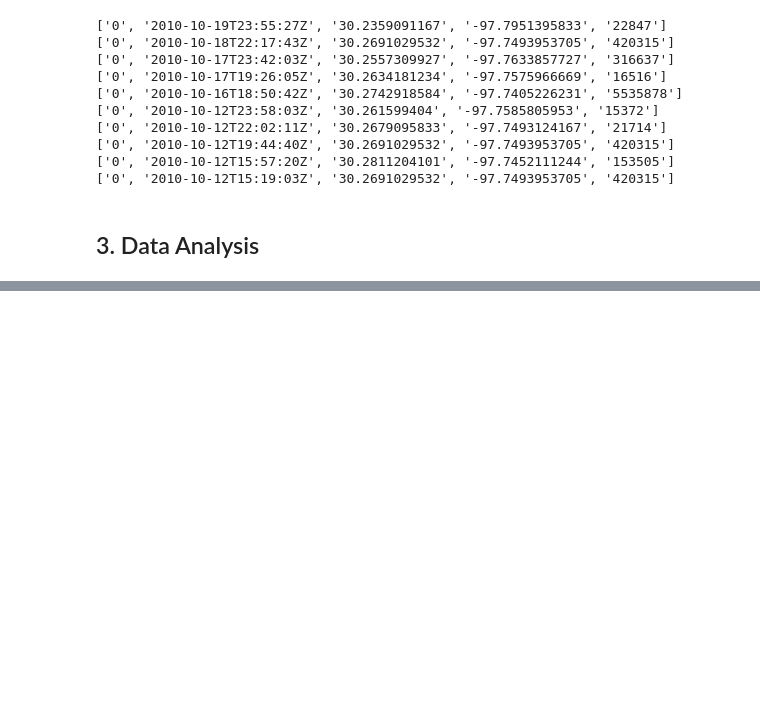
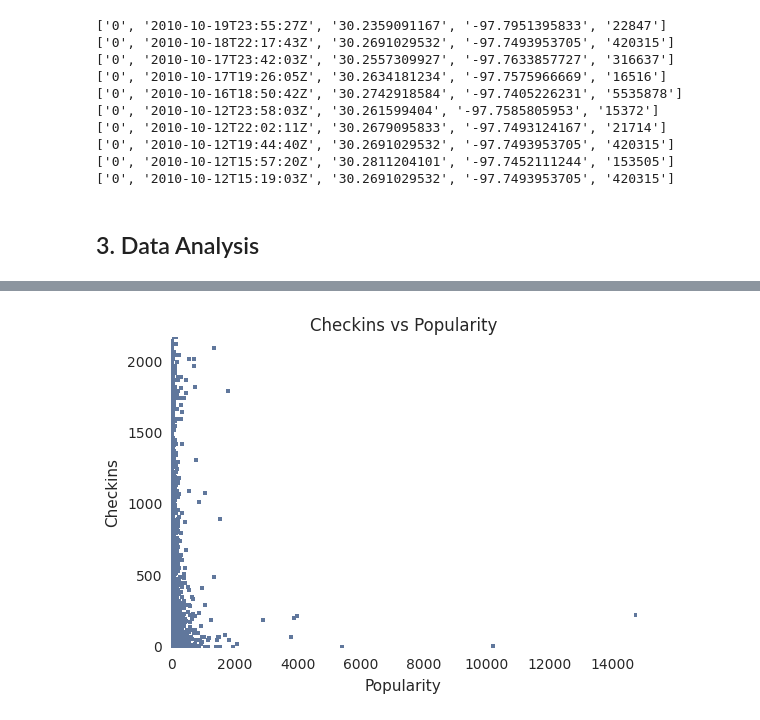
Before and after one commit to shawnbr/Intro-to-CM-Data-Analysis, a Jupyter notebook: dataanalysisnotebook_v4.ipynb, the cells around one changed output, grey strips where cells are left out. Drawn from its saved outputs; the diff is of its cells as text; code cells hidden in the pictures; blank space fills up the shorter version.

```diff
--- a/dataanalysisnotebook_v4.ipynb
+++ b/dataanalysisnotebook_v4.ipynb
@@ -117,0 +196,42 @@ Based on the Connective Media theories explained above, we want to analyze the d
+# %%
+%matplotlib inline
+import pylab
+pylab.rcParams['savefig.dpi'] = 100
+
+#Plot
+def plot(X,Y, title, xlabel, ylabel, plottype='', limX=max(i for i in X), limY=max(i for i in Y)):
+
+    #plt.figure()
+    sns.set_palette("deep", desat=.6)
+    plt.plot(X, Y,plottype)
+    plt.title(title)
+    plt.xlabel(xlabel)
+    plt.ylabel(ylabel)
+    plt.xlim(0, limX)
+    plt.ylim(0, limY)
+    plt.show()
+
+X = []
+Y = []
+temp = {}
+for node in nodes:
+    #if popCheckIn[key][0]/float(maxVal) < 0.05:
+    X.append(nodes[node]['connections'])
+    if 'number_of_checkins' not in nodes[node]:
+        Y.append(0)
+    else:
+        Y.append(nodes[node]['number_of_checkins'])
+    try:
+        if 'number_of_checkins' not in nodes[node]:
+            temp[nodes[node]['connections']].append(0)
+        else:
+            temp[nodes[node]['connections']].append(nodes[node]['number_of_checkins'])
+    except:
+        if 'number_of_checkins' not in nodes[node]:
+            temp[nodes[node]['connections']] = [0]
+        else:
+            temp[nodes[node]['connections']] = [nodes[node]['number_of_checkins']]
+
+plot(X,Y,"Checkins vs Popularity", "Popularity", "Checkins", ".")
+# %% [output]
+[figure, added]
```
Also changed, not shown: parts of 8 cells of this notebook.
